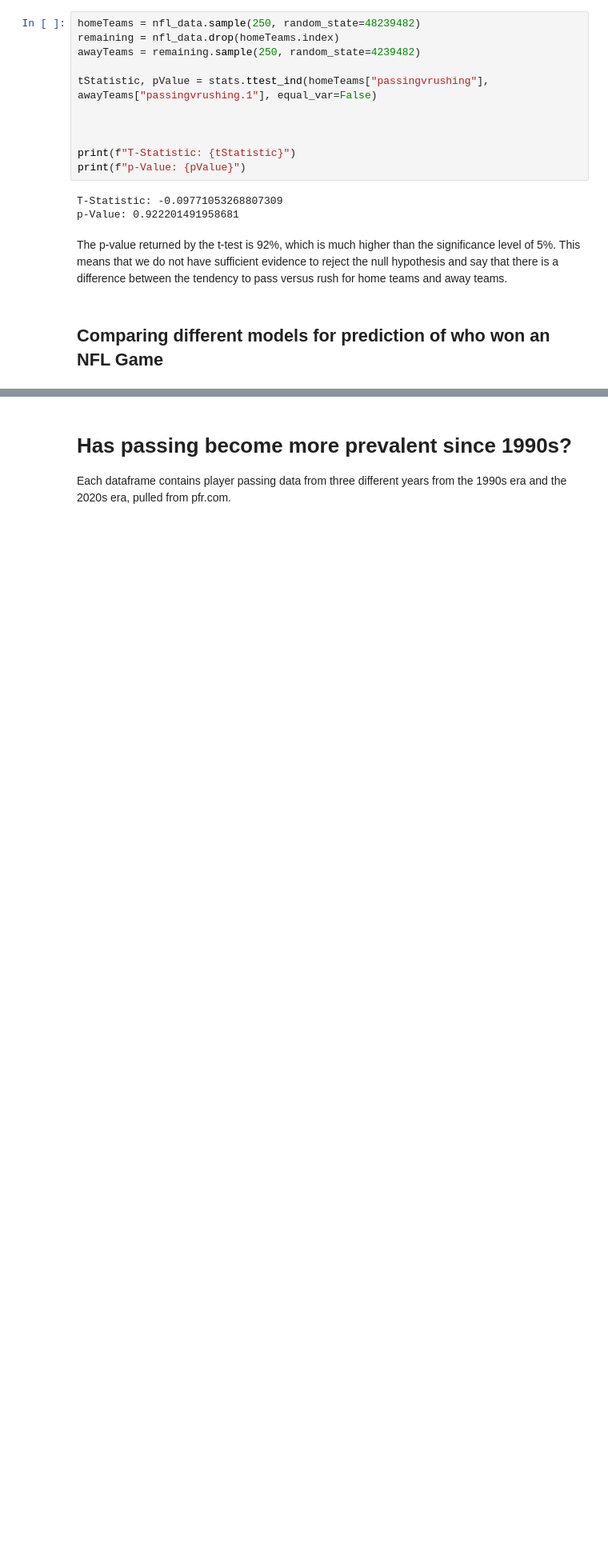
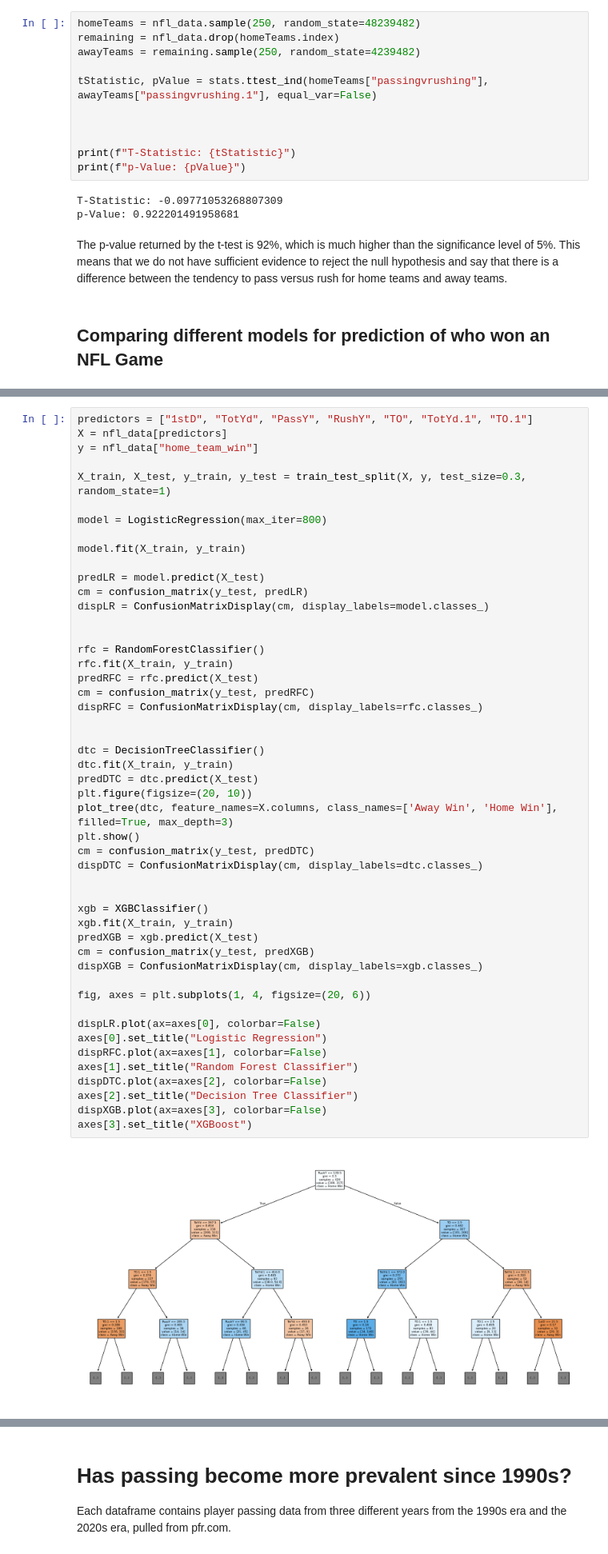
Before and after one commit to aayn-a/Exploratory-Analysis-of-Data-from-NFL-Games, a Jupyter notebook: homefieldadvatange.ipynb, the cells around one changed output, grey strips where cells are left out. Shown at 80% size. Cells and saved outputs as stored; diff of their text form; blank space fills up the shorter version.

```diff
--- a/homefieldadvatange.ipynb
+++ b/homefieldadvatange.ipynb
@@ -355,0 +374,51 @@ Analyzing the confusion matrices, Logistic Regession performs the best at determ
+# %%
+predictors = ["1stD", "TotYd", "PassY", "RushY", "TO", "TotYd.1", "TO.1"]
+X = nfl_data[predictors]
+y = nfl_data["home_team_win"]
+
+X_train, X_test, y_train, y_test = train_test_split(X, y, test_size=0.3, random_state=1)
+
+model = LogisticRegression(max_iter=800)
+
+model.fit(X_train, y_train)
+
+predLR = model.predict(X_test)
+cm = confusion_matrix(y_test, predLR)
+dispLR = ConfusionMatrixDisplay(cm, display_labels=model.classes_)
+
+
+rfc = RandomForestClassifier()
+rfc.fit(X_train, y_train)
+predRFC = rfc.predict(X_test)
+cm = confusion_matrix(y_test, predRFC)
+dispRFC = ConfusionMatrixDisplay(cm, display_labels=rfc.classes_)
+
+
+dtc = DecisionTreeClassifier()
+dtc.fit(X_train, y_train)
+predDTC = dtc.predict(X_test)
+plt.figure(figsize=(20, 10))
+plot_tree(dtc, feature_names=X.columns, class_names=['Away Win', 'Home Win'], filled=True, max_depth=3)
+plt.show()
+cm = confusion_matrix(y_test, predDTC)
+dispDTC = ConfusionMatrixDisplay(cm, display_labels=dtc.classes_)
+
+
+xgb = XGBClassifier()
+xgb.fit(X_train, y_train)
+predXGB = xgb.predict(X_test)
+cm = confusion_matrix(y_test, predXGB)
+dispXGB = ConfusionMatrixDisplay(cm, display_labels=xgb.classes_)
+
+fig, axes = plt.subplots(1, 4, figsize=(20, 6))
+
+dispLR.plot(ax=axes[0], colorbar=False)
+axes[0].set_title("Logistic Regression")
+dispRFC.plot(ax=axes[1], colorbar=False)
+axes[1].set_title("Random Forest Classifier")
+dispDTC.plot(ax=axes[2], colorbar=False)
+axes[2].set_title("Decision Tree Classifier")
+dispXGB.plot(ax=axes[3], colorbar=False)
+axes[3].set_title("XGBoost")
+# %% [output]
+[figure, added]
```
Also changed, not shown: parts of 11 cells of this notebook.
